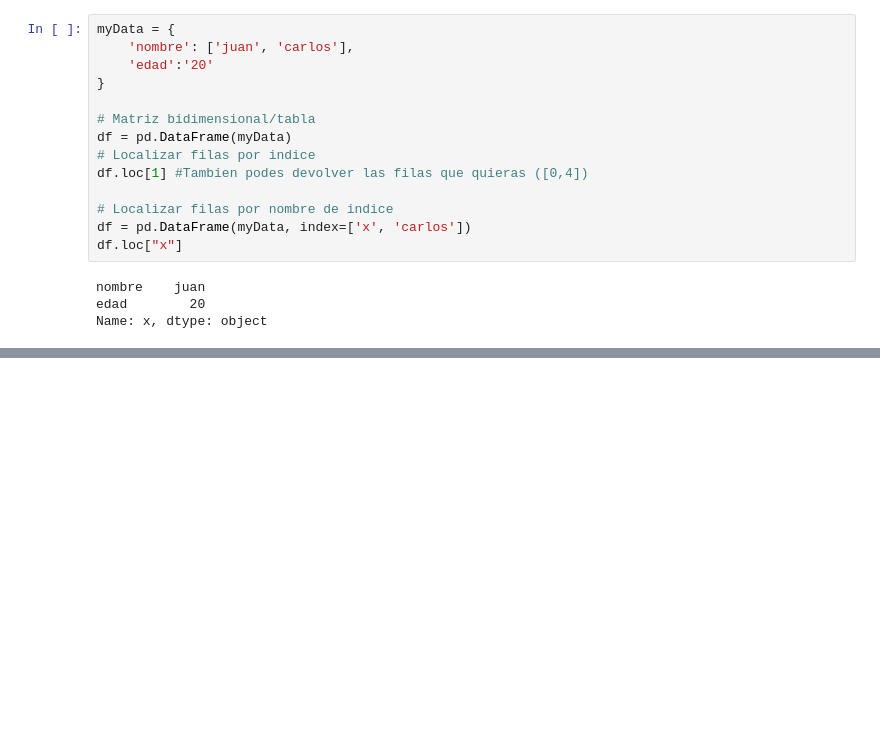
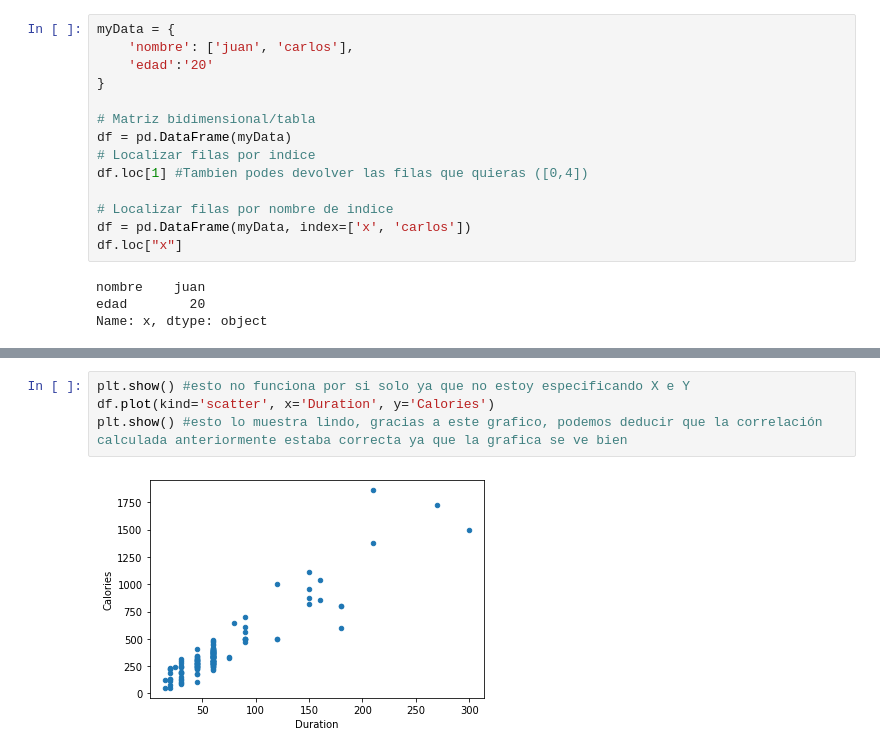
Before and after one commit to jeiriz/python-data, a Jupyter notebook: Jupyter/Test.ipynb, the cells around one changed output, grey strips where cells are left out. Cells and saved outputs as stored; diff of their text form; blank space fills up the shorter version.

```diff
--- a/Jupyter/Test.ipynb
+++ b/Jupyter/Test.ipynb
@@ -61,0 +265,6 @@ memory usage: 752.0+ bytes
+# %%
+plt.show() #esto no funciona por si solo ya que no estoy especificando X e Y
+df.plot(kind='scatter', x='Duration', y='Calories')
+plt.show() #esto lo muestra lindo, gracias a este grafico, podemos deducir que la correlación calculada anteriormente estaba correcta ya que la grafica se ve bien
+# %% [output]
+[figure, added]
```
Also changed, not shown: parts of 19 cells of this notebook, 3 other files.
